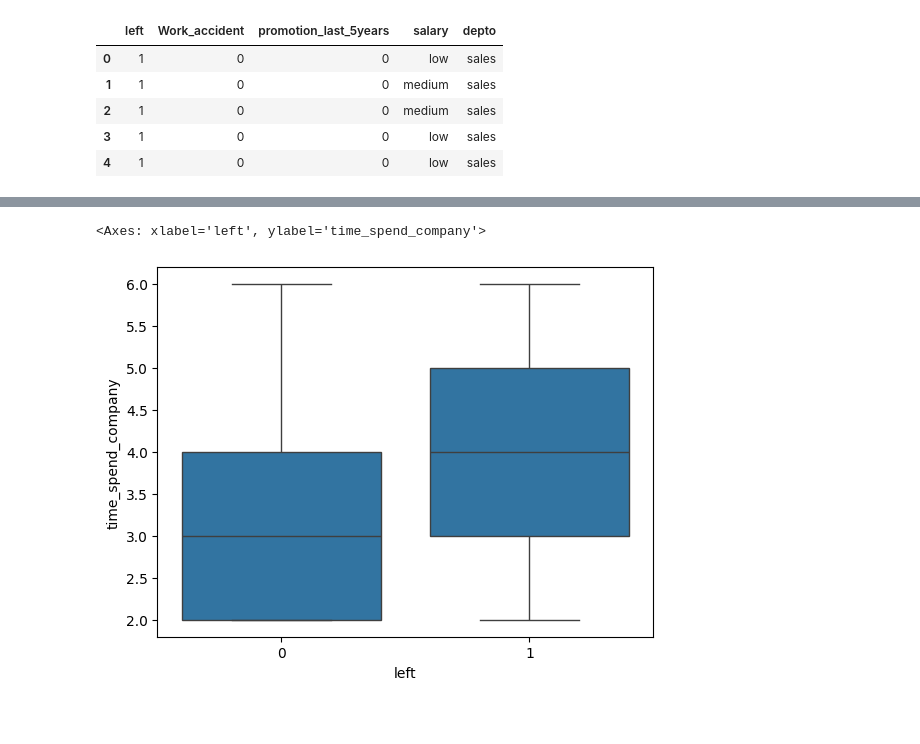
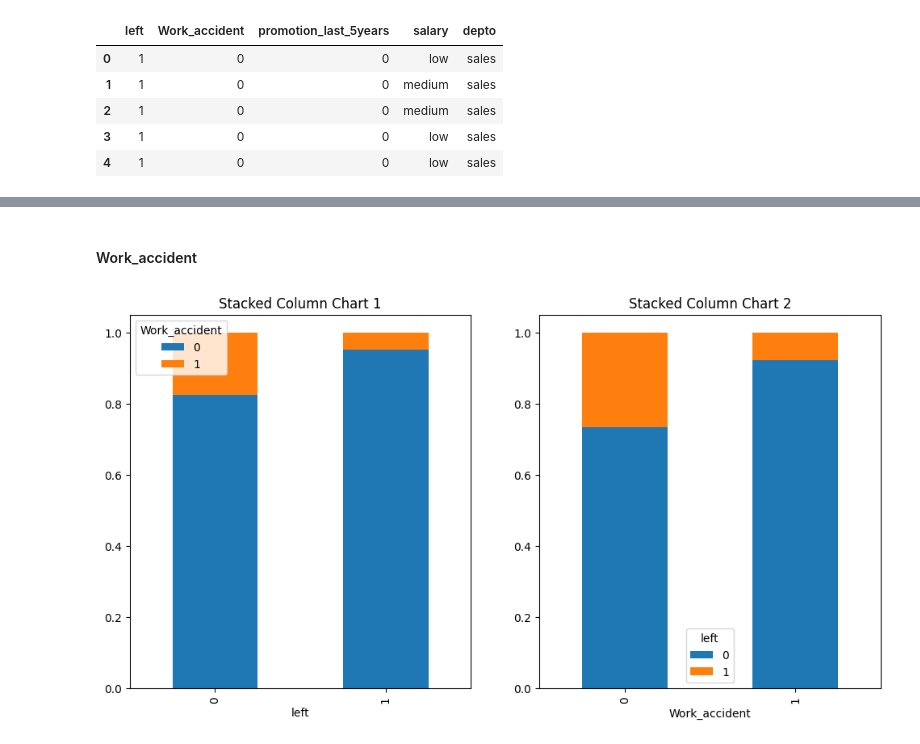
Before and after one commit to LucasGalanti/FIAP_DataMining_PrescriptiveAnalysis, a Jupyter notebook: HR_Abandono_output.ipynb, the cells around one changed output, grey strips where cells are left out. Drawn from its saved outputs; the diff is of its cells as text; code cells hidden in the pictures; blank space fills up the shorter version.

```diff
--- a/HR_Abandono_output.ipynb
+++ b/HR_Abandono_output.ipynb
@@ -383,5 +336,18 @@ sb.boxplot(df_num, x='left', y = 'average_montly_hours')
-# %%
-sb.boxplot(df_num, x='left', y = 'time_spend_company')
-# %% [output]
-<Axes: xlabel='left', ylabel='time_spend_company'>
-[figure, removed]
+# %% [markdown]
+#### Work_accident
+# %%
+var = 'Work_accident'
+
+fig, axes = plt.subplots(1, 2, figsize=(12, 6))
+
+evaluation1 = pd.crosstab(df_cat['left'],df_cat[var])
+evaluation1.div(evaluation1.sum(1).astype(float), axis=0).plot(kind="bar", stacked=True, ax=axes[0])
+axes[0].set_title('Stacked Column Chart 1')
+
+evaluation1 = pd.crosstab(df_cat[var],df_cat['left'])
+evaluation1.div(evaluation1.sum(1).astype(float), axis=0).plot(kind="bar", stacked=True, ax=axes[1])
+axes[1].set_title('Stacked Column Chart 2')
+
+plt.show()
+# %% [output]
+[figure, added]
```
Also changed, not shown: parts of 62 cells of this notebook, 8 other files.
